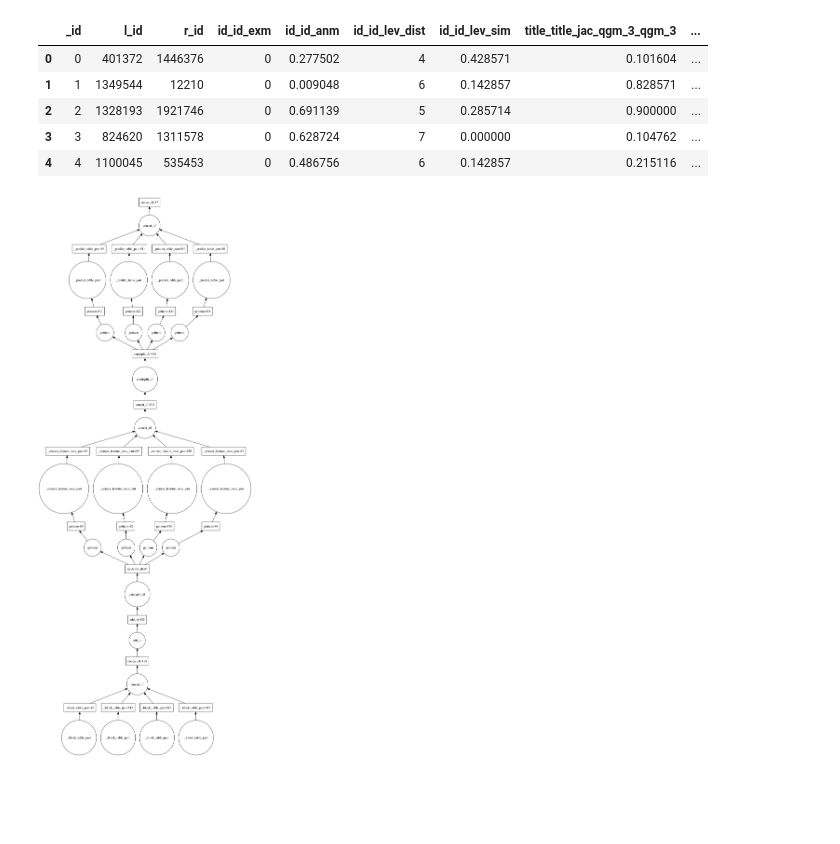
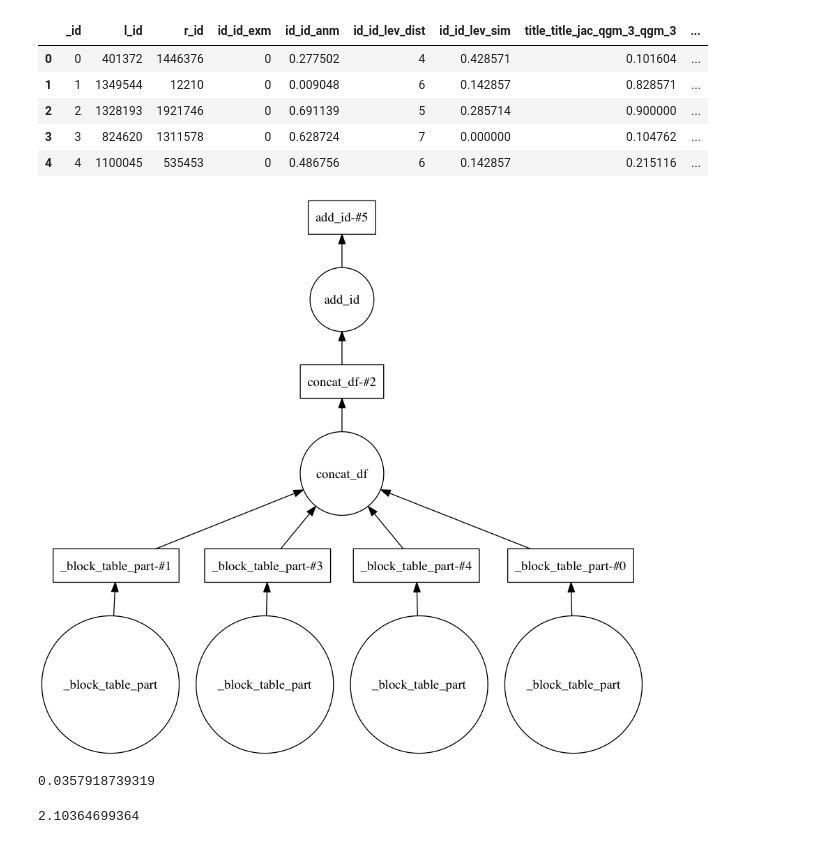
Before and after one commit to kvpradap/dmagellan, a Jupyter notebook: notebooks/chtc/example.ipynb, the cells around one changed output. Saved outputs shown, nothing was run; the diff lists cells and outputs as text; code cells hidden in the pictures; blank space fills up the shorter version.

Commit message:
added ddf support for overlap blocker

```diff
--- a/notebooks/chtc/example.ipynb
+++ b/notebooks/chtc/example.ipynb
@@ -22,3 +22,3 @@ client = Client()
 # %%
-orig_A = pd.read_csv('./citeseer_nonans.csv')
-orig_B = pd.read_csv('./dblp_nonans.csv')
+orig_A = pd.read_csv('./data/citeseer_nonans.csv', usecols=['id', 'title'])
+orig_B = pd.read_csv('./data/dblp_nonans.csv', usecols=['id', 'title'])
@@ -29,9 +105,9 @@ B = pd.read_csv('./sample_dblp.csv')
 # %%
 # blocking
 ob = OverlapBlocker()
-C = ob.block_tables(A, B, 'id', 'id', 'title', 'title',
-                    overlap_size=3, nltable_chunks=2, nrtable_chunks=2,
-                    scheduler=client.get, compute=False,
+C = ob.block_tables(orig_A, orig_B, 'id', 'id', 'title', 'title',
+                    overlap_size=6, nltable_chunks=1, nrtable_chunks=1,
+                    scheduler=get, compute=False,
                     rem_stop_words=True
                    )
 # len(C)
@@ -88,4 +195,4 @@ predictions = dt.predict(table=I, exclude_attrs=['_id', 'l_id', 'r_id'],
 # %%
-predictions.visualize()
+C.visualize()
 # %% [output]
-[figure, old version]
+[figure, new version]
@@ -94,2 +199,18 @@ p = predictions.compute(get=client.get)
+# %%
+from time import time
+t = time()
+x = 0
+for i in range(100000):
+    x = x+1
+print(time()-t)
+# %% [output]
+0.0357918739319
+# %%
+from time import time
+t1 = time()
+p = C.compute(get=client.get)
+print(time()-t1)
+# %% [output]
+2.10364699364
 # %%
 # predictions.predicted.sum()
```
Also changed, not shown: parts of 26 cells of this notebook, 12 other files.
